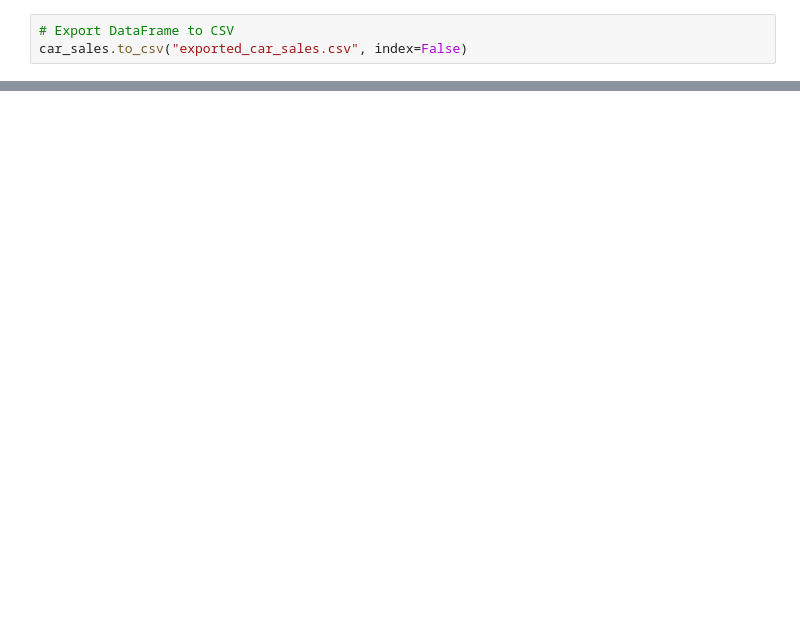
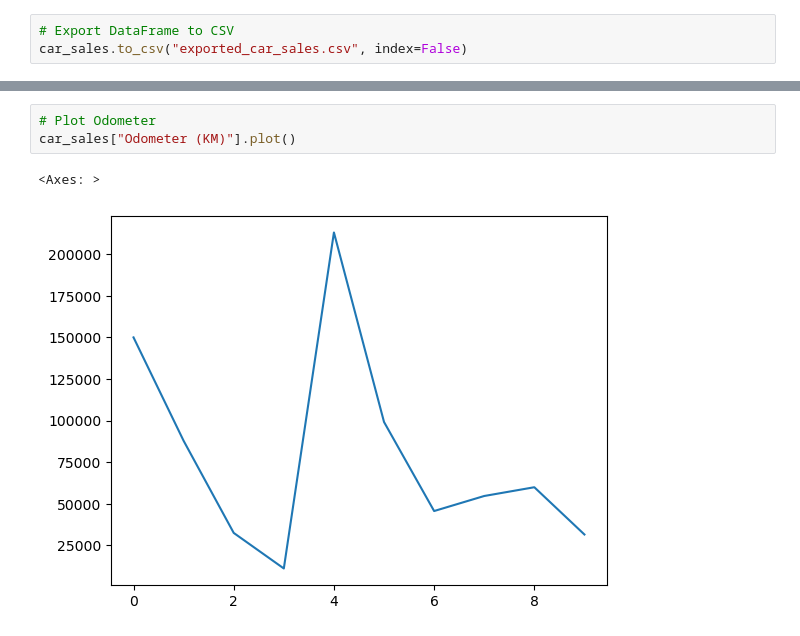
Before and after one commit to aftb777/Learning-Machine, a Jupyter notebook: PandasCodes/Exercise.ipynb, the cells around one changed output, grey strips where cells are left out. Cells and saved outputs as stored; diff of their text form; blank space fills up the shorter version.

```diff
--- a/PandasCodes/Exercise.ipynb
+++ b/PandasCodes/Exercise.ipynb
@@ -72,0 +218,6 @@ print(car_sales.iloc[3])
+# %%
+# Plot Odometer
+car_sales["Odometer (KM)"].plot()
+# %% [output]
+<Axes: >
+[figure, added]
```
Also changed, not shown: parts of 24 cells of this notebook.
